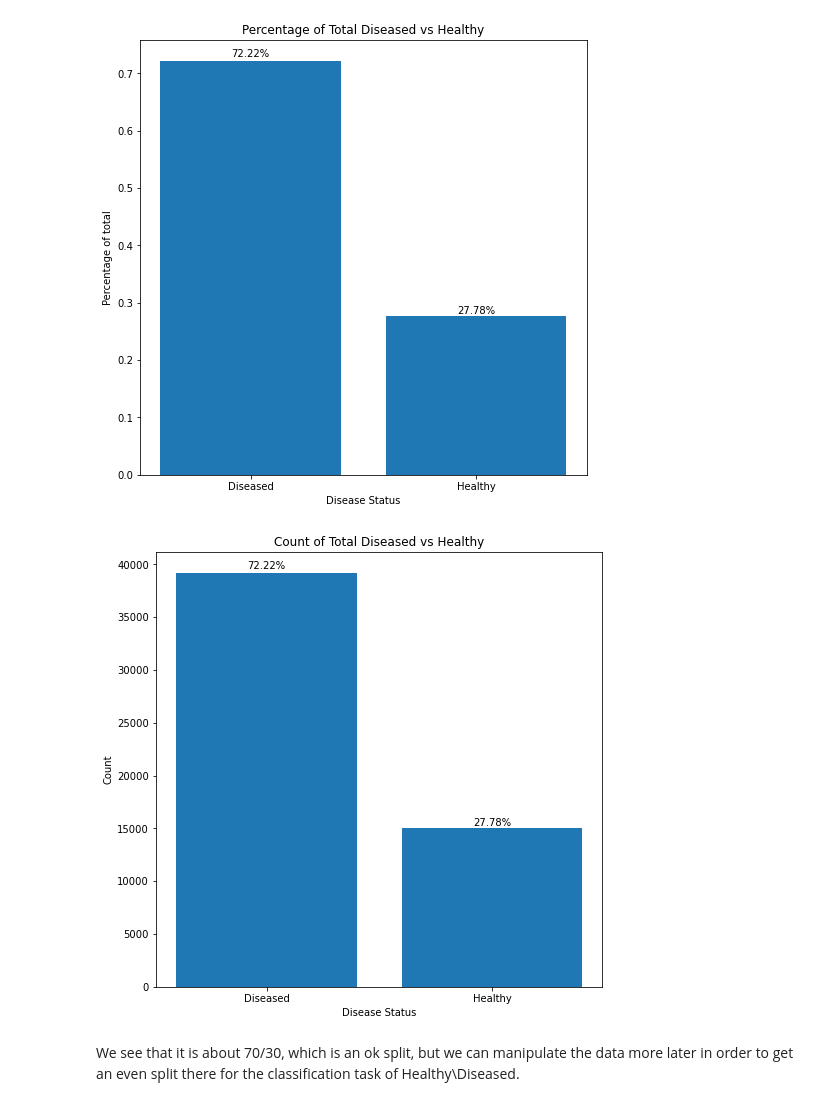
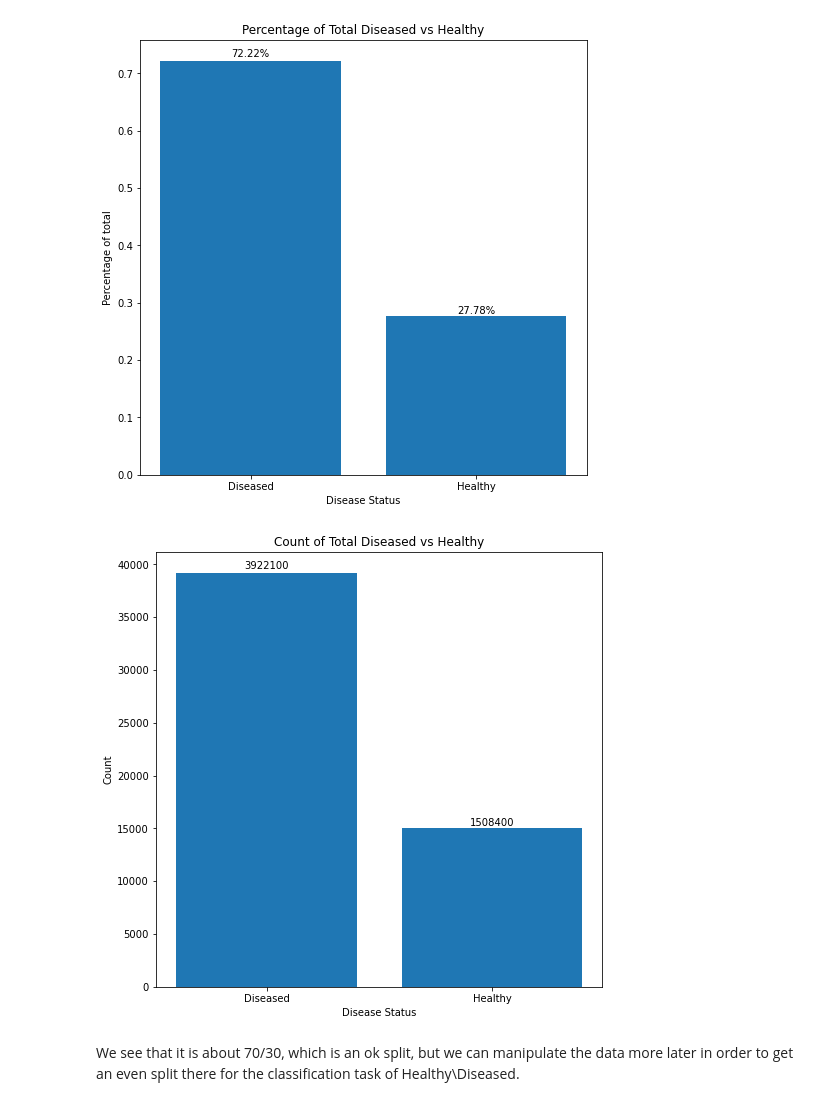
Before and after one commit to c-nos/BrainStation-Capstone-Project-2022, a Jupyter notebook: Capstone Notebook.ipynb, the cells around one changed output. Saved outputs shown, nothing was run; the diff lists cells and outputs as text; code cells hidden in the pictures.

```diff
--- a/Capstone Notebook.ipynb
+++ b/Capstone Notebook.ipynb
@@ -264,24 +264,24 @@ plt.show()
 # %%
 # diseased vs healthy plot (raw numbers):
 plt.figure(figsize = (8,8))
 graph = plt.bar(["Diseased",'Healthy'],full_dataframe['is_diseased'].value_counts())
 plt.xlabel('Disease Status')
 plt.ylabel("Count")
 plt.title("Count of Total Diseased vs Healthy")
 
 i = 0
 for p in graph:
     width = p.get_width()
     height = p.get_height()
     x, y = p.get_xy()
     plt.text(x+width/2,
              y+height*1.01,
-             str(round(100*full_dataframe['is_diseased'].value_counts(normalize=True)[1-i],2))+'%',
+             str(round(100*full_dataframe['is_diseased'].value_counts(normalize=False)[1-i],2)),
              ha='center')
     i+=1
 plt.show()
 # %% [output]
-[figure, old version]
+[figure, new version]
 # %% [markdown]
 We see that it is about 70/30, which is an ok split, but we can manipulate the data more later in order to get an even split there for the classification task of Healthy\Diseased.
 # %% [markdown]
```
Also changed, not shown: parts of 20 cells of this notebook, 1 other file.
